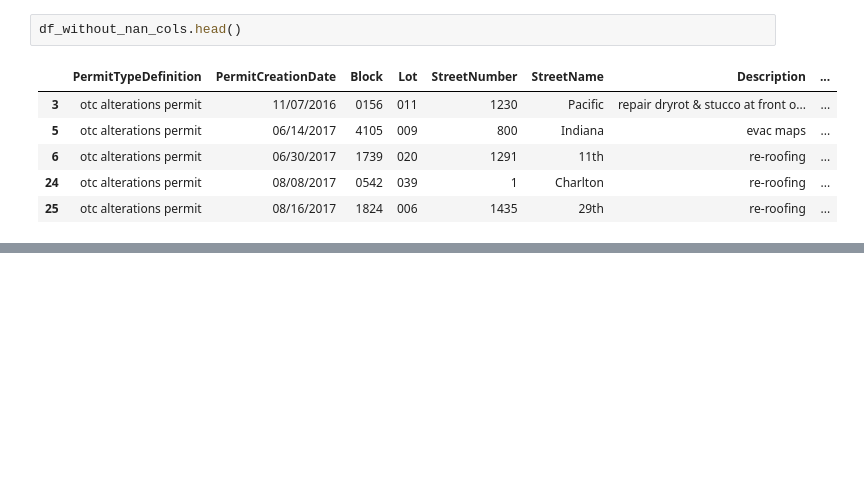
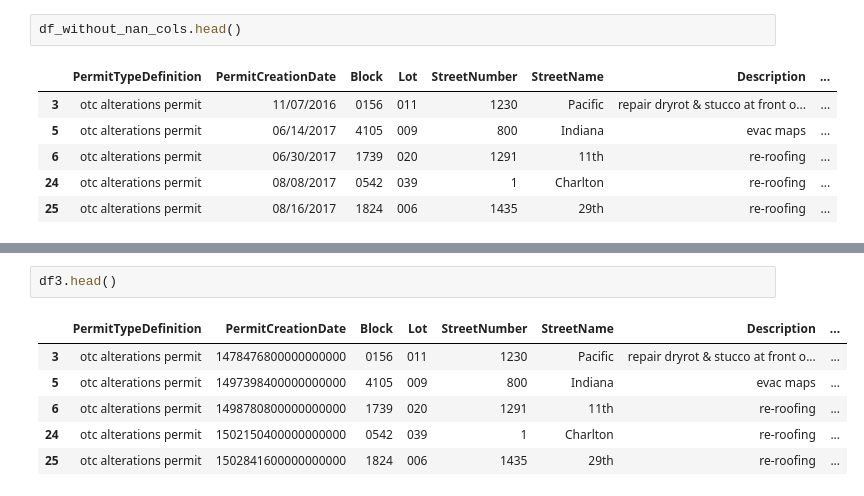
Before and after one commit to Suraba03/ml_san_francisco_permits, a Jupyter notebook: san_fancisco.ipynb, the cells around one changed output, grey strips where cells are left out. Cells and saved outputs as stored; diff of their text form; blank space fills up the shorter version.

```diff
--- a/san_fancisco.ipynb
+++ b/san_fancisco.ipynb
@@ -381,0 +483,9 @@ df_without_nan_cols.head()
+# %%
+df3.head()
+# %% [output]
+|  | PermitTypeDefinition | PermitCreationDate | Block | Lot | StreetNumber | StreetName | Description | ... |
+| 3 | otc alterations permit | 1478476800000000000 | 0156 | 011 | 1230 | Pacific | repair dryrot & stucco at front o... | ... |
+| 5 | otc alterations permit | 1497398400000000000 | 4105 | 009 | 800 | Indiana | evac maps | ... |
+| 6 | otc alterations permit | 1498780800000000000 | 1739 | 020 | 1291 | 11th | re-roofing | ... |
+| 24 | otc alterations permit | 1502150400000000000 | 0542 | 039 | 1 | Charlton | re-roofing | ... |
+| 25 | otc alterations permit | 1502841600000000000 | 1824 | 006 | 1435 | 29th | re-roofing | ... |
```
Also changed, not shown: parts of 64 cells of this notebook.
